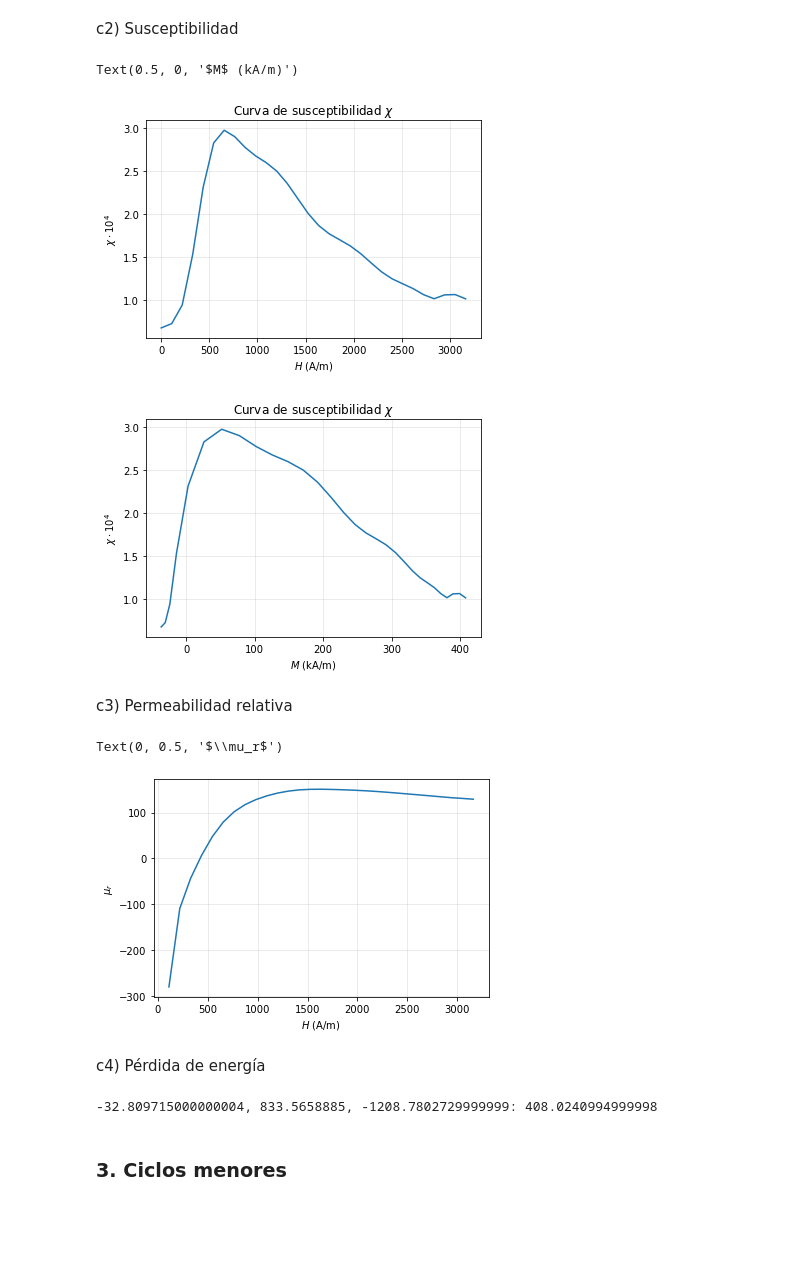
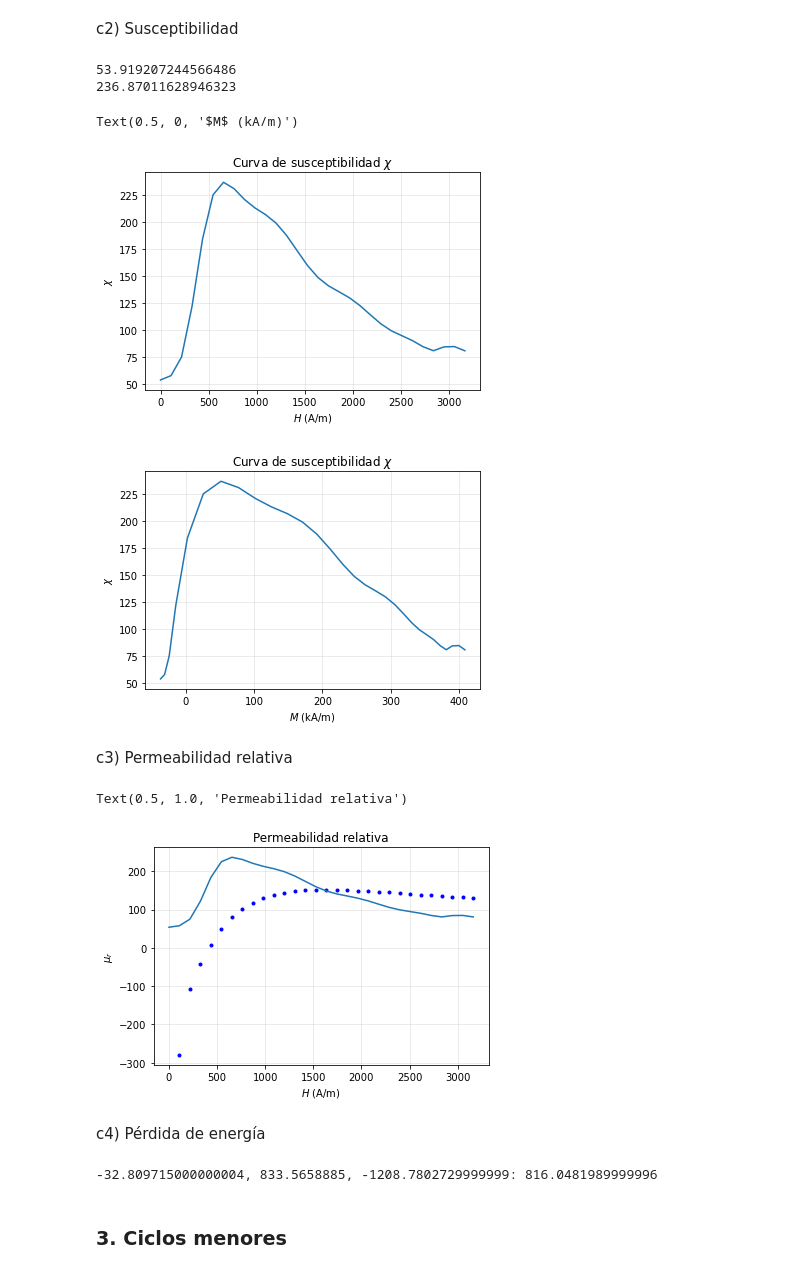
Before and after one commit to franceba3/PLIII, a Jupyter notebook: LEM12/Histéresis/histeresis.ipynb, the cells around one changed output. Drawn from its saved outputs; the diff is of its cells as text; code cells hidden in the pictures; blank space fills up the shorter version.

```diff
--- a/LEM12/Histéresis/histeresis.ipynb
+++ b/LEM12/Histéresis/histeresis.ipynb
@@ -48,5 +48,9 @@ b) Imanación remanente
 # %%
 for elem in x:
     if -0.1 <= elem <= 0.1:
+        print((y[x.index(elem)]), (y[x.index(elem) + 1]) , (y[x.index(elem) - 1]))
+
+for elem in x:
+    if -0.1 <= elem <= 0.1:
         print((y[x.index(elem)] - µ0 * x[x.index(elem)]) * µ0**-1 , (y[x.index(elem) + 1] - µ0 * x[x.index(elem) + 1])*µ0**-1 , (y[x.index(elem) - 1] - µ0 * x[x.index(elem) - 1])*µ0**-1)
 # %% [output]
@@ -103,36 +115,41 @@ for i in range(len(w)):
     else:
         chi.append((w[i] - w[i - 1]) / (np.linspace(0, max(x), n)[i] - np.linspace(0, max(x), n)[i - 1]))
 # %%
-superchi = [chi[i] * 10000 for i in range(len(chi))]
+superchi = [chi[i] * µ0**-1 for i in range(len(chi))]
 guille.figure(1)
 guille.plot(np.linspace(0, max(x), n), superchi)
 guille.grid(alpha = 0.3)
 guille.title("Curva de susceptibilidad $\chi$")
 guille.xlabel("$H$ (A/m)")
-guille.ylabel("$\chi \cdot 10^4$")
-
+guille.ylabel("$\chi$")
+print(superchi[0])
+print(max(superchi))
 w0 = [w[i]/µ0 * 1e-3 for i in range(len(w))]
 guille.figure(2)
 guille.plot(w0, superchi)
 guille.grid(alpha = 0.3)
 guille.title("Curva de susceptibilidad $\chi$")
-guille.ylabel("$\chi \cdot 10^4$")
+guille.ylabel("$\chi$")
 guille.xlabel("$M$ (kA/m)")
 # %% [output]
-Text(0.5, 0, '$M$ (kA/m)')
+53.919207244566486
+236.87011628946323
+Text(0.5, 0, '$M$ (kA/m)')
-[figure, old version]
+[figure, new version]
-[figure, old version]
+[figure, new version]
 # %% [markdown]
 c3) Permeabilidad relativa
 # %%
-µr = [w[i + 1]/(µ0 * np.linspace(0, max(x), n)[i + 1]) for i in range(len(w) - 1)]
-guille.plot(np.linspace(0, max(x), n)[1:], µr)
+µr = [(w[i + 1] + µ0 * np.linspace(0, max(x), n)[i + 1]) /(µ0 * np.linspace(0, max(x), n)[i + 1]) for i in range(len(w) - 1)]
+guille.plot(np.linspace(0, max(x), n)[1:], µr, "b.")
+guille.plot(np.linspace(0, max(x), n), superchi)
 guille.grid(alpha = 0.3)
 guille.xlabel("$H$ (A/m)")
 guille.ylabel("$\mu_r$")
+guille.title("Permeabilidad relativa")
 # %% [output]
-Text(0, 0.5, '$\\mu_r$')
+Text(0.5, 1.0, 'Permeabilidad relativa')
-[figure, old version]
+[figure, new version]
 # %% [markdown]
 c4) Pérdida de energía
 # %%
@@ -161,9 +178,9 @@ IS = np.trapz(ins, xs)
 IN = np.trapz(inn, xn)
 II = np.trapz(ini, xi)
 
-print('{}, {}, {}: {}'.format(IS, IN, II, -IS - IN - II))
+print('{}, {}, {}: {}'.format(IS, IN, II, 2*(-IS - IN - II)))
 # %% [output]
--32.809715000000004, 833.5658885, -1208.7802729999999: 408.0240994999998
+-32.809715000000004, 833.5658885, -1208.7802729999999: 816.0481989999996
 # %% [markdown]
 ### 3. Ciclos menores
 # %% [markdown]
```
Also changed, not shown: parts of 4 cells of this notebook, 44 other files.
